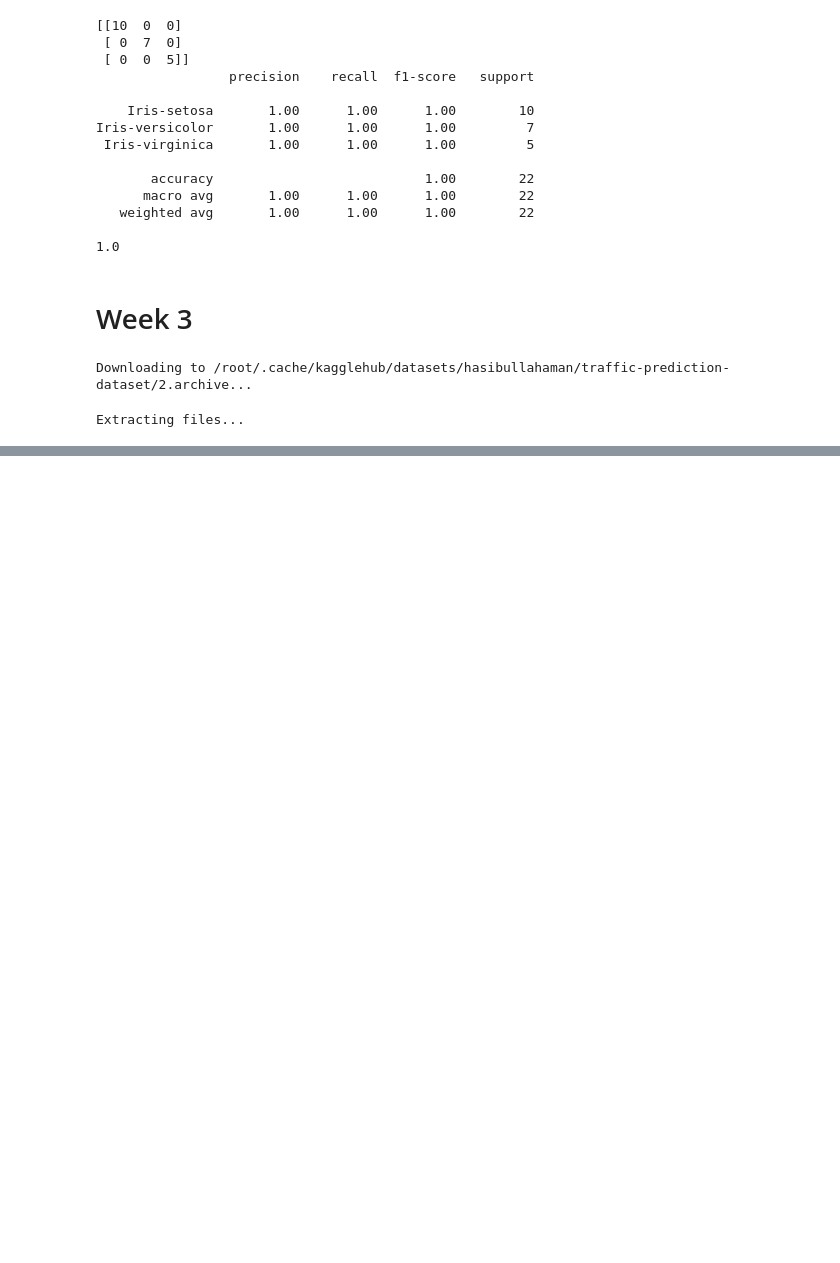
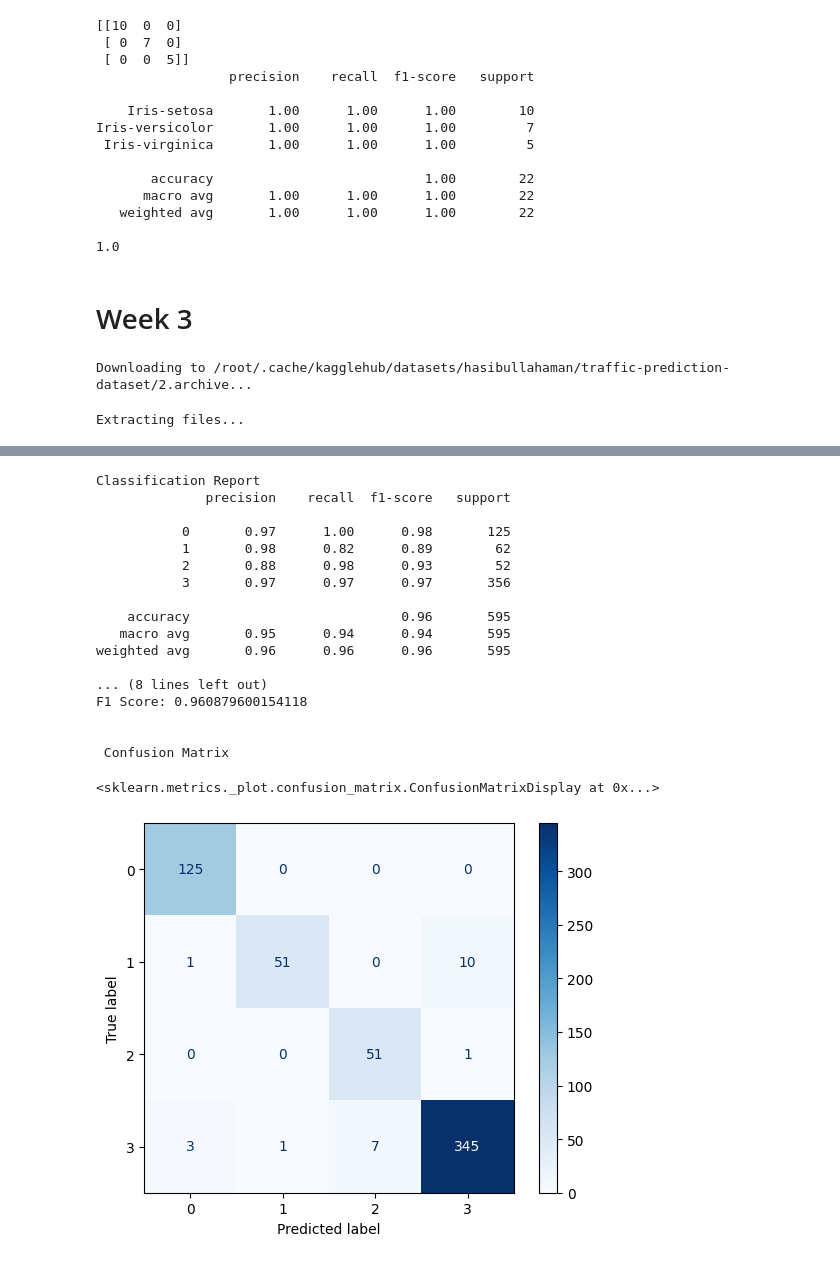
Before and after one commit to varshithkuravati/ML-practice, a Jupyter notebook: ML01.ipynb, the cells around one changed output, grey strips where cells are left out. Drawn from its saved outputs; the diff is of its cells as text; code cells hidden in the pictures; blank space fills up the shorter version.

```diff
--- a/ML01.ipynb
+++ b/ML01.ipynb
@@ -106,0 +206,47 @@ dtype: int32
+# %%
+from sklearn.svm import SVC
+
+# SVM
+
+svm_model = SVC(kernel="rbf",C=5.0,random_state=40)
+
+svm_model.fit(x_train, y_train)
+
+y_pred = svm_model.predict(x_test)
+
+print("Classification Report")
+
+print(classification_report(y_test, y_pred))
+
+print("\n")
+
+print(f"Accuracy Score: {accuracy_score(y_test,y_pred)} \n")
+print(f"Precision Score: {precision_score(y_test,y_pred, average='weighted')} \n")
+print(f"Recall Score: {recall_score(y_test,y_pred, average='weighted')} \n")
+print(f"F1 Score: {f1_score(y_test,y_pred, average='weighted')} \n")
+
+print("\n Confusion Matrix")
+
+labels = [0,1,2,3]
+disp = ConfusionMatrixDisplay(confusion_matrix(y_test, y_pred), display_labels=labels)
+disp.plot(cmap='Blues', values_format='d')
+# %% [output]
+Classification Report
+              precision    recall  f1-score   support
+
+           0       0.97      1.00      0.98       125
+           1       0.98      0.82      0.89        62
+           2       0.88      0.98      0.93        52
+           3       0.97      0.97      0.97       356
+
+    accuracy                           0.96       595
+   macro avg       0.95      0.94      0.94       595
+weighted avg       0.96      0.96      0.96       595
+
+... (8 lines left out)
+F1 Score: 0.960879600154118
+
+
+ Confusion Matrix
+<sklearn.metrics._plot.confusion_matrix.ConfusionMatrixDisplay at 0x...>
+[figure, added]
```
Also changed, not shown: parts of 7 cells of this notebook.
